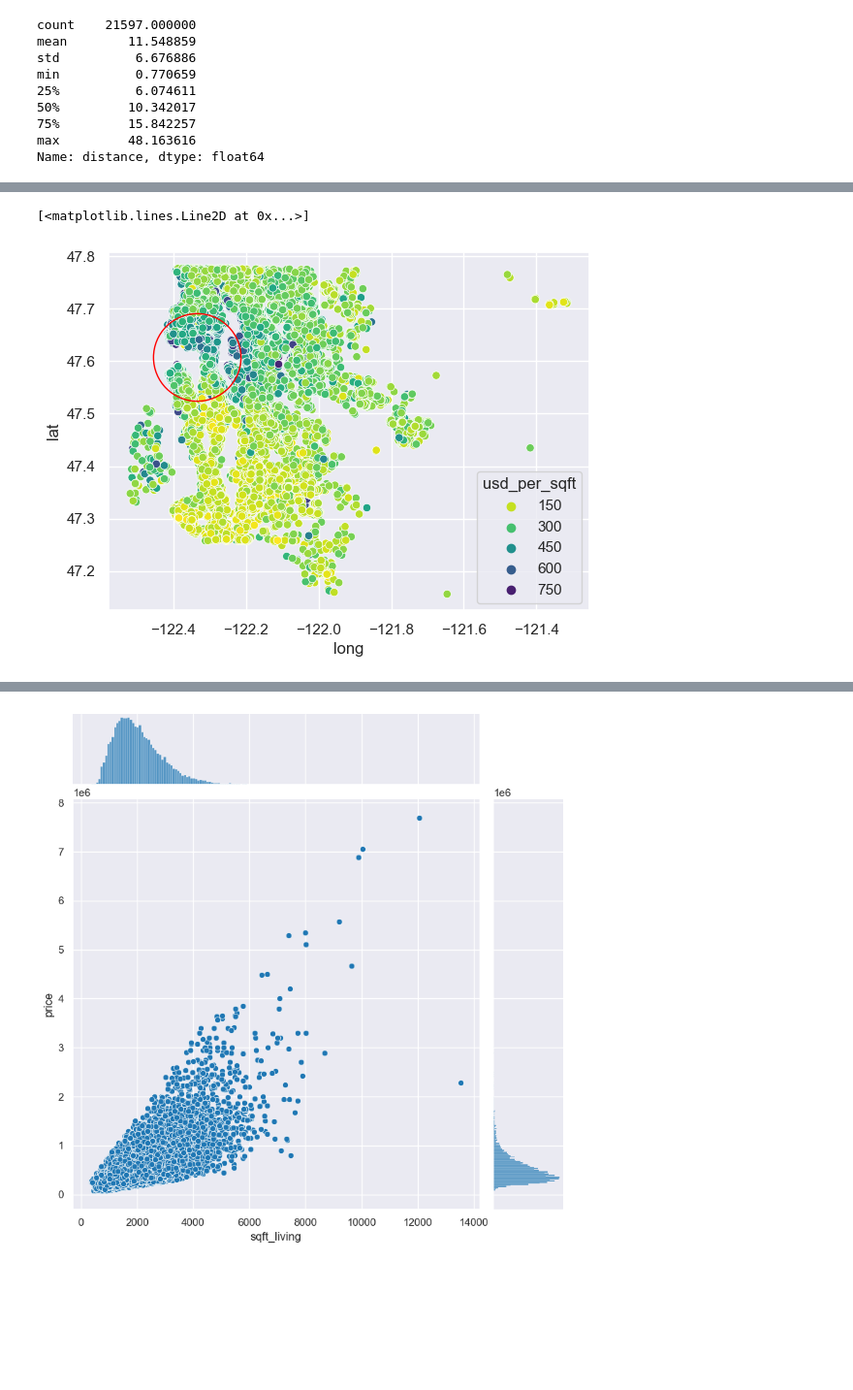
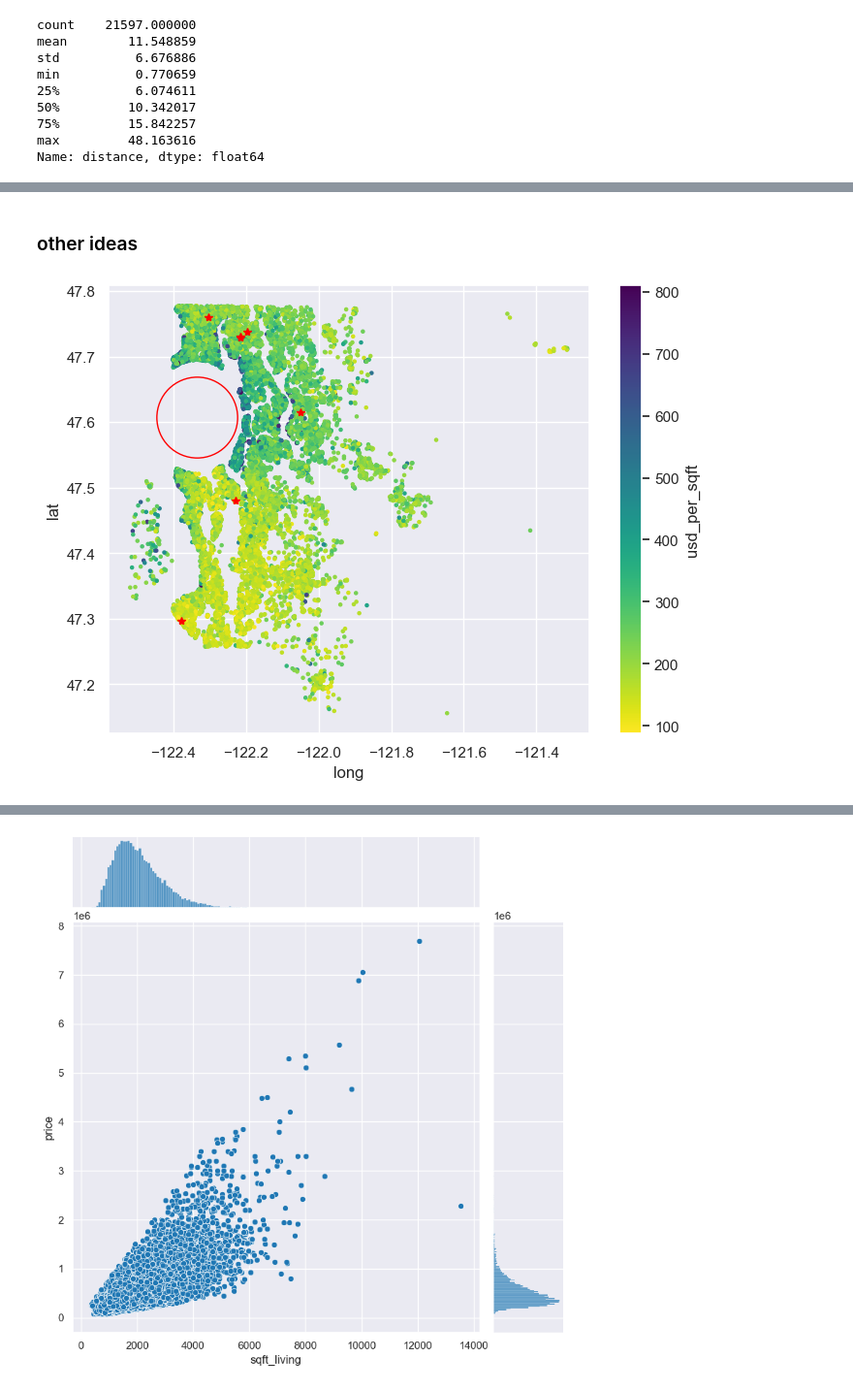
Before and after one commit to markus-baden/eda-king-county-housing, a Jupyter notebook: EDA.ipynb, the cells around one changed output, grey strips where cells are left out. Shown at 97% size. Drawn from its saved outputs; the diff is of its cells as text; code cells hidden in the pictures; blank space fills up the shorter version.

Commit message:
more plots done

```diff
--- a/EDA.ipynb
+++ b/EDA.ipynb
@@ -23,7 +23,7 @@ from sqlalchemy import create_engine
 import geopy.distance
 # %%
 # from matplotlib.ticker import PercentFormatter
-# plt.rcParams.update({ "figure.figsize" : (8, 5),"axes.facecolor" : "white", "axes.edgecolor":  "black"})
+plt.rcParams.update({ "figure.figsize" : (8, 6)})#,"axes.facecolor" : "white", "axes.edgecolor":  "black"})
 # plt.rcParams["figure.facecolor"]= "w"
 # pd.plotting.register_matplotlib_converters()
 # pd.set_option('display.float_format', lambda x: '%.3f' % x)
@@ -227,0 +329,10 @@ Name: distance, dtype: float64
+# %%
+fig = sns.scatterplot(data=df_housing.where(df_housing.distance > 0), x='long', y='lat', hue='usd_per_sqft', palette="viridis_r")
+fig.plot([seattle_center[1]],[seattle_center[0]],'o',ms=80,mec='r',mfc='none')
+for _, row in hideouts.iterrows():
+    fig.plot(row['long'], row['lat'],'r*')
+fig.set(xlabel='Longitude', ylabel='Latitude', title='House locations in King County')
+fig.legend(title='USD per sqft')
+x_limit = fig.get_xlim()
+y_limit = fig.get_ylim()
+plt.show()
@@ -227,0 +440,2 @@ Name: distance, dtype: float64
+# %% [markdown]
+### other ideas
@@ -228,6 +445,8 @@ Name: distance, dtype: float64
 # %%
-a = sns.scatterplot(data=df_housing.where(df_housing.grade >= 0), x='long', y='lat', hue='usd_per_sqft', palette="viridis_r")
-a.plot([seattle_center[1]],[seattle_center[0]],'o',ms=65,mec='r',mfc='none')
+fig = df_housing.where(df_housing.distance > 6).plot(x='long', y='lat', kind='scatter', c='usd_per_sqft', colormap='viridis_r', marker='.')
+fig.plot([seattle_center[1]],[seattle_center[0]],'o',ms=60,mec='r',mfc='none')
+
+for _, row in hideouts.iterrows():
+    fig.plot(row['long'], row['lat'],'r*')
 # %% [output]
-[<matplotlib.lines.Line2D at 0x...>]
-[figure, old version]
+[figure, new version]
```
Also changed, not shown: parts of 35 cells of this notebook, 12 other files.
